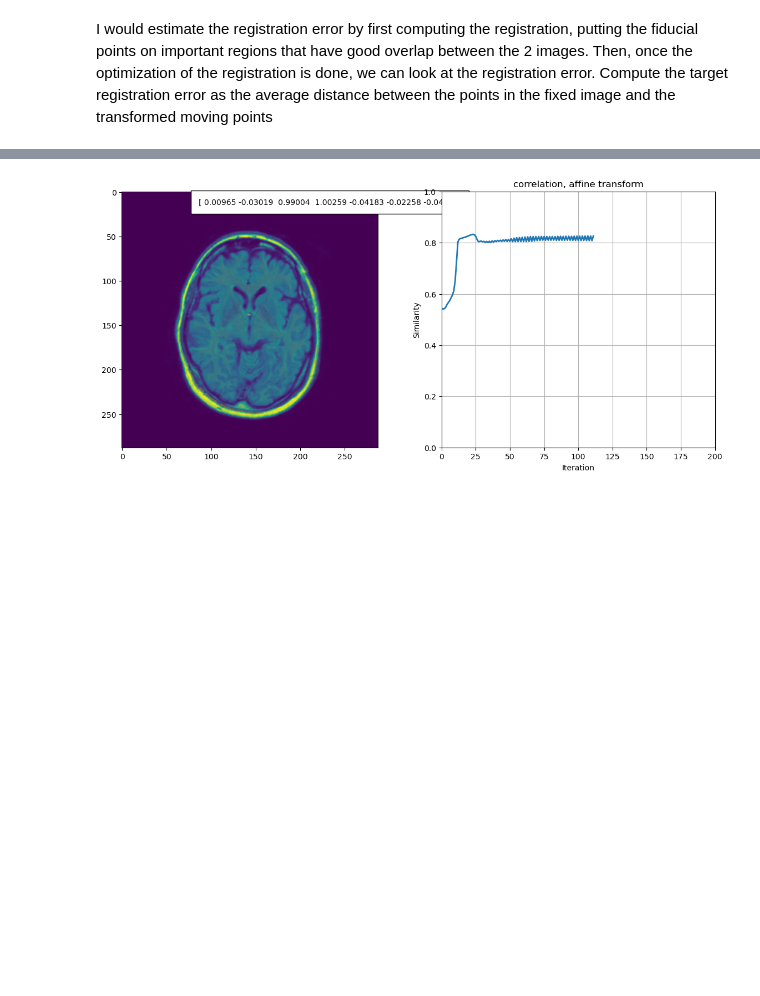
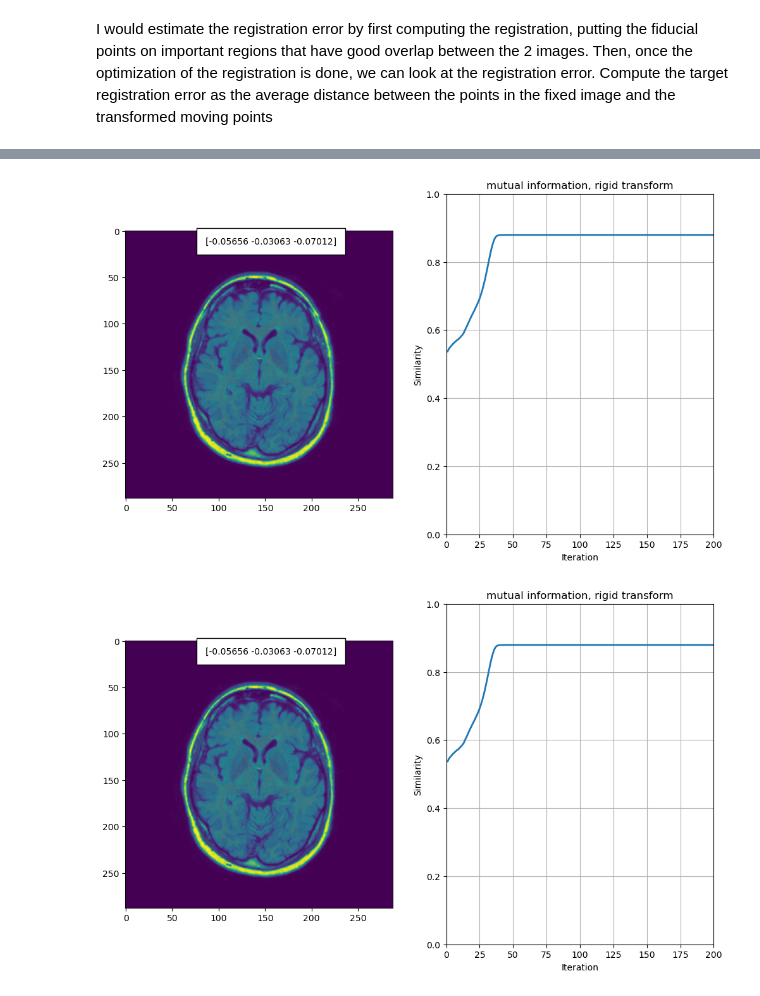
Before and after one commit to Jetteb/Medical_image_analysis_projects, a Jupyter notebook: 1.6_Registration_project.ipynb, the cells around one changed output, grey strips where cells are left out. Saved outputs shown, nothing was run; the diff lists cells and outputs as text; code cells hidden in the pictures; blank space fills up the shorter version.

```diff
--- a/1.6_Registration_project.ipynb
+++ b/1.6_Registration_project.ipynb
@@ -275,9 +155,10 @@ intensity_based_registration_affine_nCC(I, Im)
 # %%
 I = plt.imread('../data/image_data/1_1_t1.tif')
 Im = plt.imread('../data/image_data/1_1_t2.tif')
-intensity_based_registration_affine_nCC(I, Im)
+im_output_rigid_MI_2 = intensity_based_registration(I, Im, adaptive_learning = False, ncc = False, rigid = True)
 # %% [output]
-[figure, old version]
+[figure, new version]
+[figure, added]
 # %%
 I = plt.imread('../data/image_data/1_1_t1.tif')
 Im = plt.imread('../data/image_data/1_1_t1_d.tif')
```
Also changed, not shown: parts of 26 cells of this notebook, 2 other files.
